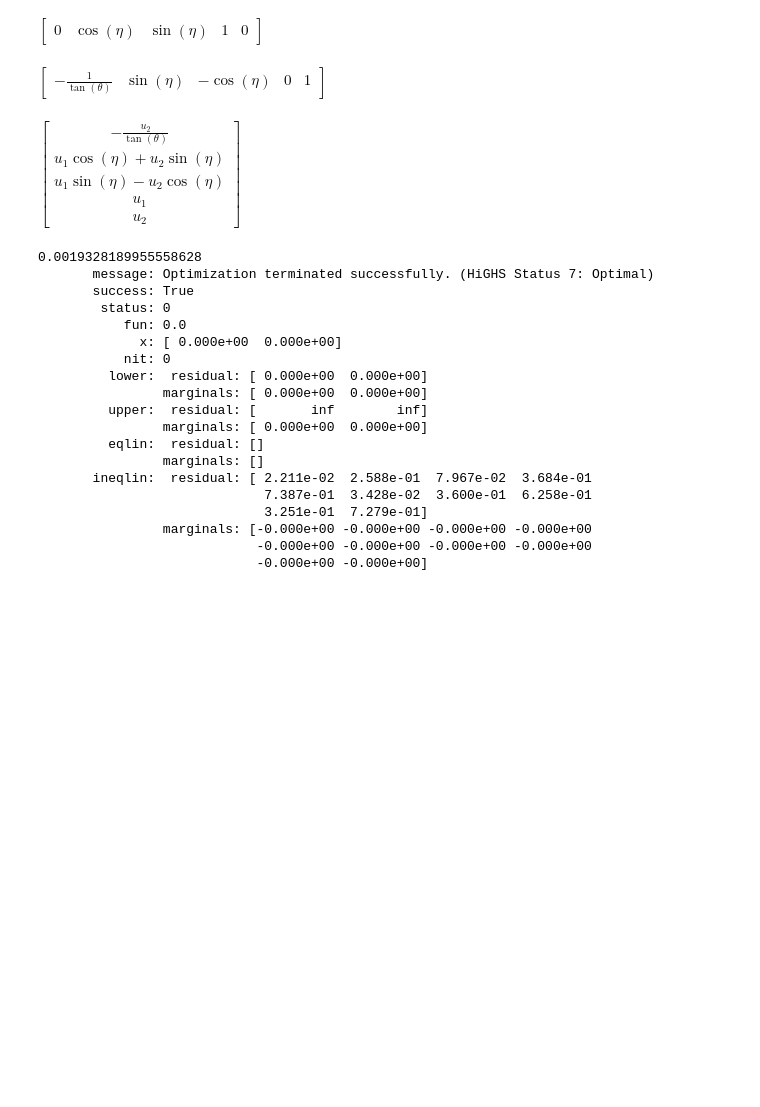
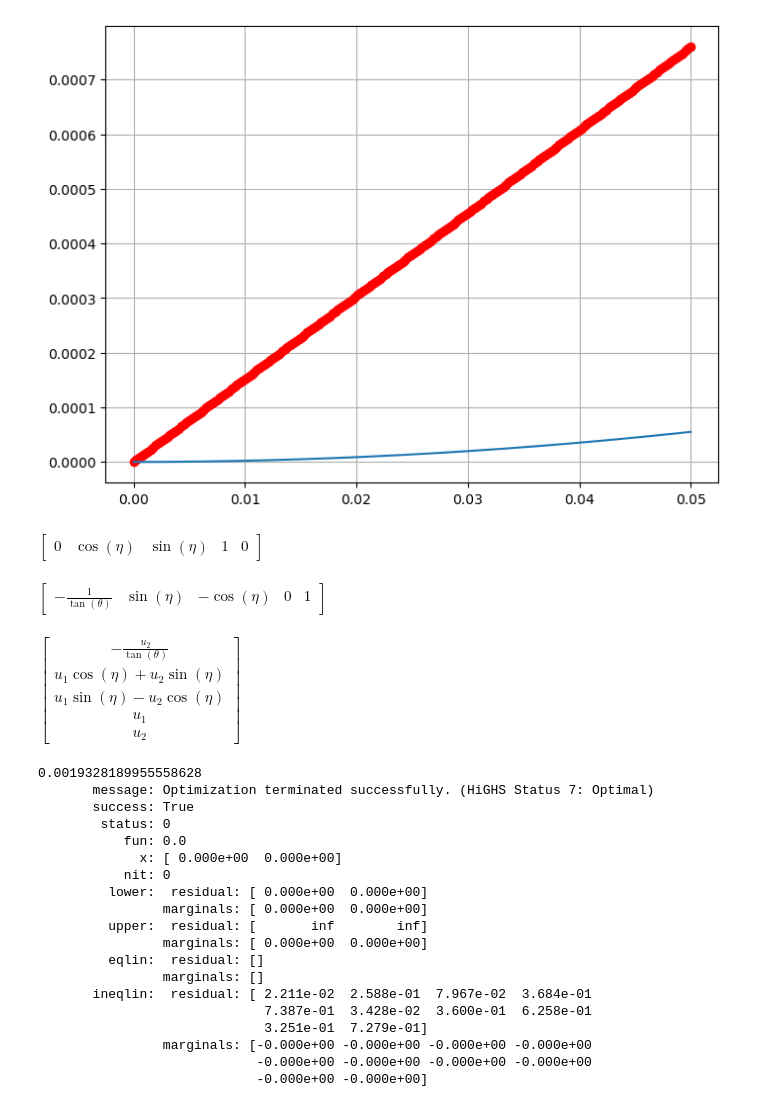
Before and after one commit to AxelHenningsson/darkmod, a Jupyter notebook: sandbox/errf.ipynb, the cells around one changed output. Saved outputs shown, nothing was run; the diff lists cells and outputs as text; code cells hidden in the pictures; blank space fills up the shorter version.

```diff
--- a/sandbox/errf.ipynb
+++ b/sandbox/errf.ipynb
@@ -25,3 +127,22 @@ $\displaystyle \left[\begin{matrix}\cos{\left(2 \theta \right)} - 1 & 0 & 0 & 0
+# %%
+_theta = np.radians(10)
+_chi = np.radians(10*1e-3)
+
+# t1 = - (np.arccos( 1 - 2*np.sin(_theta)**2 )/2.) + _theta
+# t2 = _chi**2 * ( np.sin(_theta)**2 / (4*np.sqrt(-4*np.sin(_theta)**4 + 4*np.sin(_theta)**2)) )
+# t1 + t2
+_chi_range = np.linspace(0,50,200)*1e-3
+
+#f = lambda _chi: _theta-(np.arccos( 1 - np.sin(_theta)**2 - np.cos(_chi)*np.sin(_theta)**2)/2.)
+f = lambda _chi: _theta - np.arccos( np.cos(_theta)**2 - np.cos(_chi)*np.sin(_theta)**2    )/2.
+
+plt.figure(figsize=(8,6))
+plt.plot(_chi_range, (1-np.cos(_theta))*_chi_range, 'ro--')
+plt.plot(_chi_range, f(_chi_range))
+plt.grid(True)
+plt.show()
+# %% [output]
+[figure, added]
 # %%
 u1,u2 = sp.Symbol('u_1'), sp.Symbol('u_2')
 x1,x2,x3,x4,x5 = sp.Symbol('x_1'), sp.Symbol('x_2'), sp.Symbol('x_3'), sp.Symbol('x_4'), sp.Symbol('x_5')
```
Also changed, not shown: parts of 3 cells of this notebook, 6 other files.
